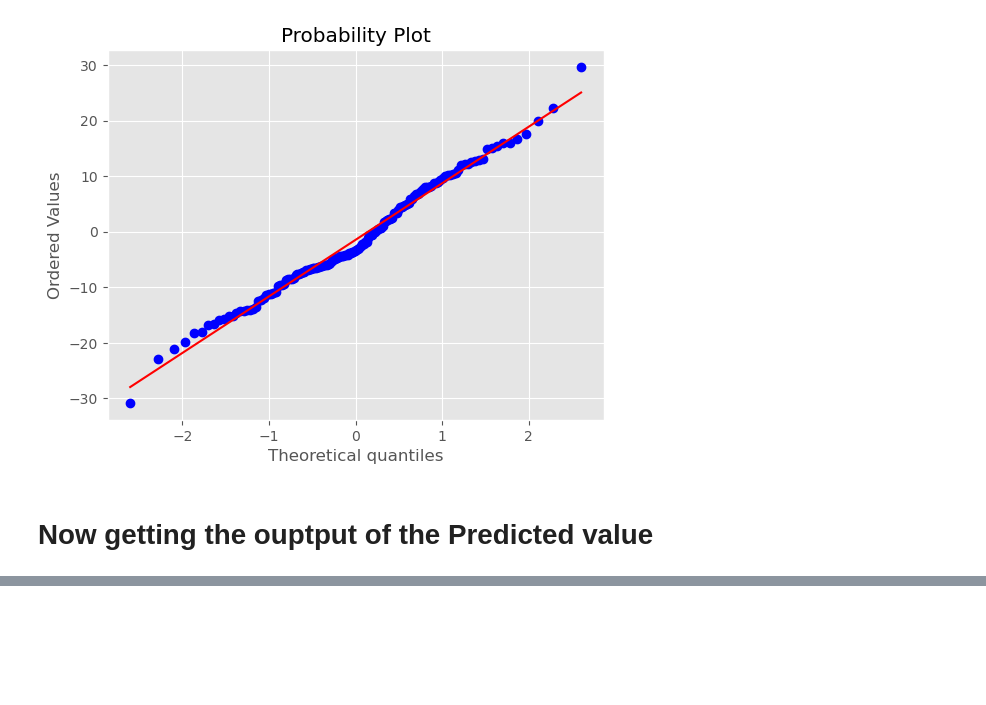
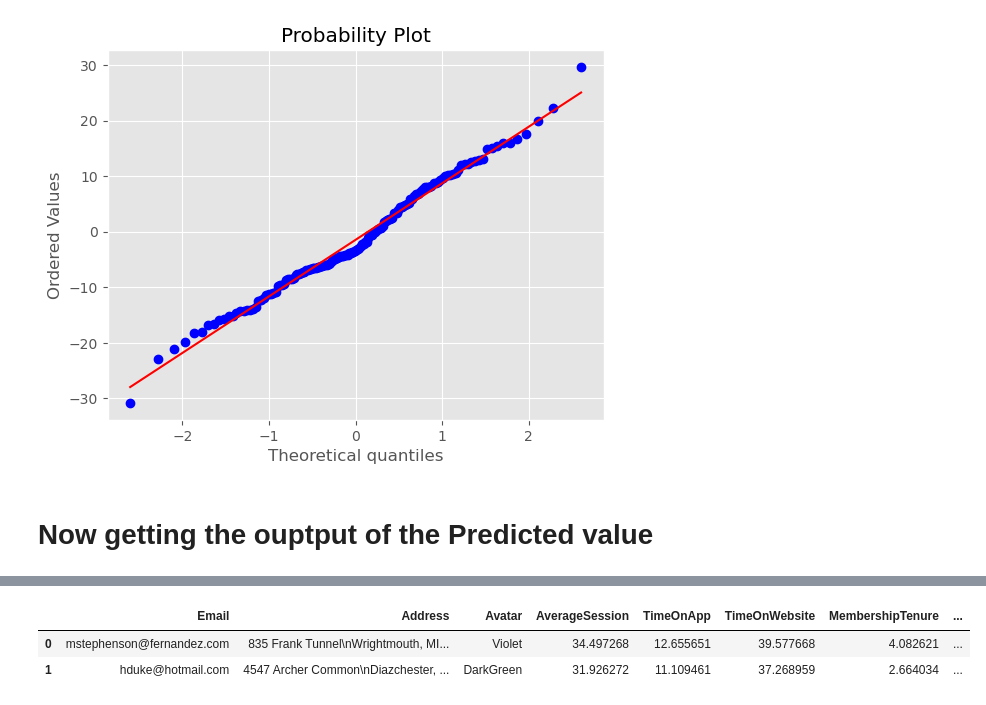
Before and after one commit to sandeep15040415/Sample_Projects, a Jupyter notebook: Ecommerce Regression Model.ipynb, the cells around one changed output, grey strips where cells are left out. Cells and saved outputs as stored; diff of their text form; code cells hidden in the pictures; blank space fills up the shorter version.

```diff
--- a/Ecommerce Regression Model.ipynb
+++ b/Ecommerce Regression Model.ipynb
@@ -281,5 +281,4 @@ pylab.show()
 # %% [markdown]
 # Now getting the ouptput of the Predicted value
 # %%
-pred_df = pd.DataFrame(predictions)
-pred_df.columns = ["PredictedValue"]
+pred_output = lm.predict(X)
@@ -296,2 +285,10 @@ df_output.head()
+# %%
+df_main["PredictedValue"] = pred_output
+# %%
+df_main.head(2)
+# %% [output]
+|  | Email | Address | Avatar | AverageSession | TimeOnApp | TimeOnWebsite | MembershipTenure | ... |
+| 0 | mstephenson@fernandez.com | 835 Frank Tunnel\nWrightmouth, MI... | Violet | 34.497268 | 12.655651 | 39.577668 | 4.082621 | ... |
+| 1 | hduke@hotmail.com | 4547 Archer Common\nDiazchester, ... | DarkGreen | 31.926272 | 11.109461 | 37.268959 | 2.664034 | ... |
 # %%
 # Export the DataFrame to an Excel file
```
Also changed, not shown: parts of 2 cells of this notebook.
